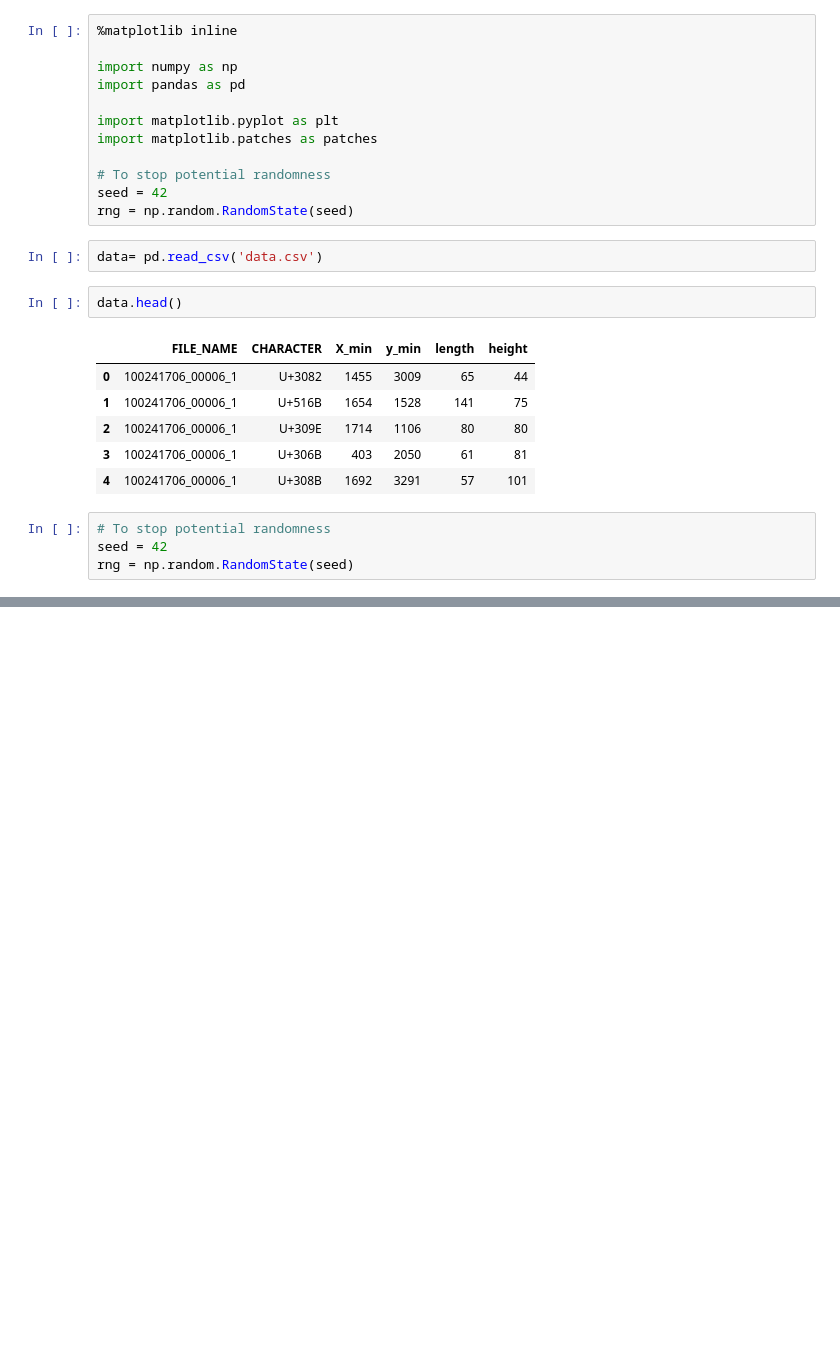
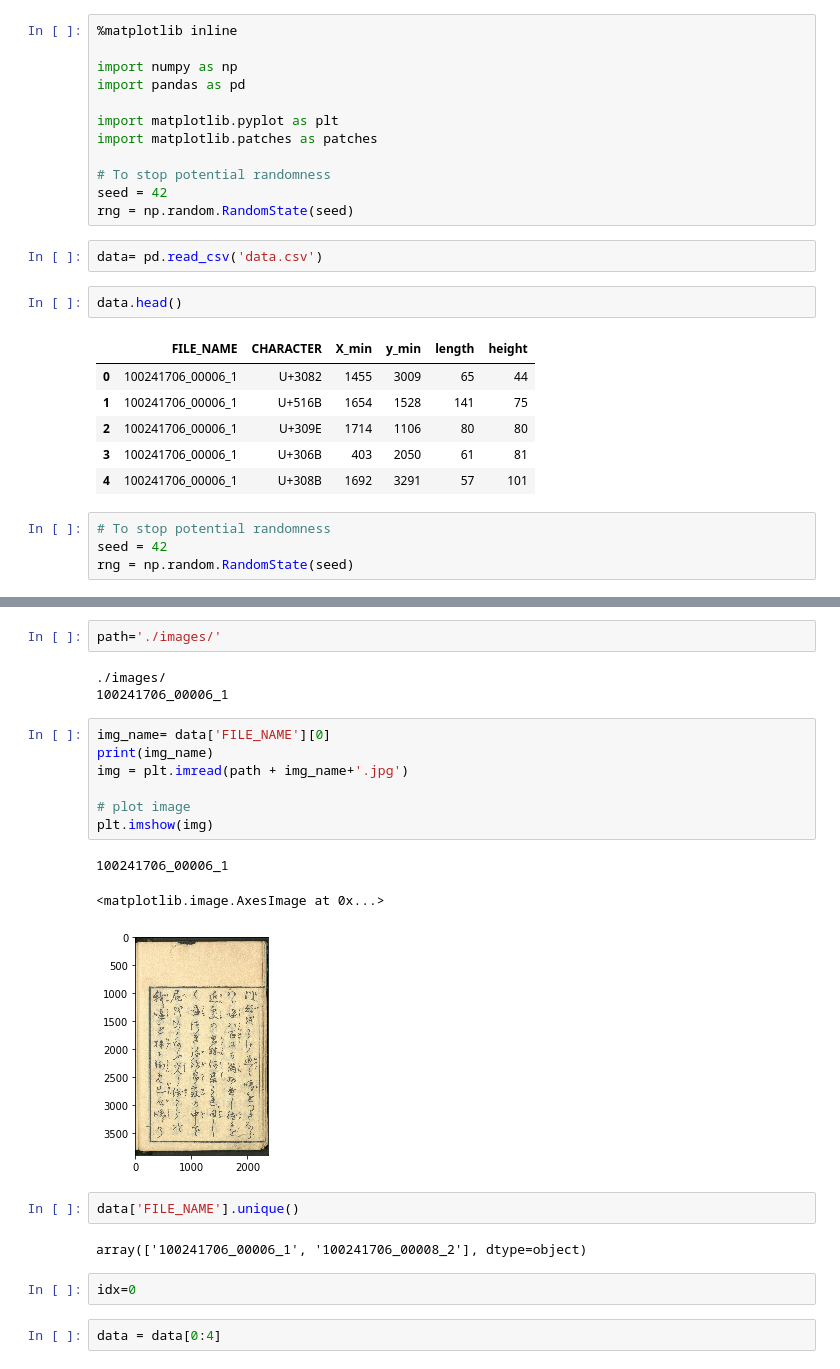
Before and after one commit to risarora/AI-ML-BlackBelt-AnalyticsVidhya, a Jupyter notebook: Kuzushiji Recognition/Kuzushiji Workbook.ipynb, the cells around one changed output, grey strips where cells are left out. Drawn from its saved outputs; the diff is of its cells as text; blank space fills up the shorter version.

```diff
--- a/Kuzushiji Recognition/Kuzushiji Workbook.ipynb
+++ b/Kuzushiji Recognition/Kuzushiji Workbook.ipynb
@@ -32,0 +33,24 @@ data.CHARACTER.value_counts().hist()
+# %%
+path='./images/'
+# %% [output]
+./images/
+100241706_00006_1
+# %%
+img_name= data['FILE_NAME'][0]
+print(img_name)
+img = plt.imread(path + img_name+'.jpg')
+
+# plot image
+plt.imshow(img)
+# %% [output]
+100241706_00006_1
+<matplotlib.image.AxesImage at 0x...>
+[figure, added]
+# %%
+data['FILE_NAME'].unique()
+# %% [output]
+array(['100241706_00006_1', '100241706_00008_2'], dtype=object)
+# %%
+idx=0
+# %%
+data = data[0:4]
```
Also changed, not shown: parts of 3 cells of this notebook, 4 other files.
